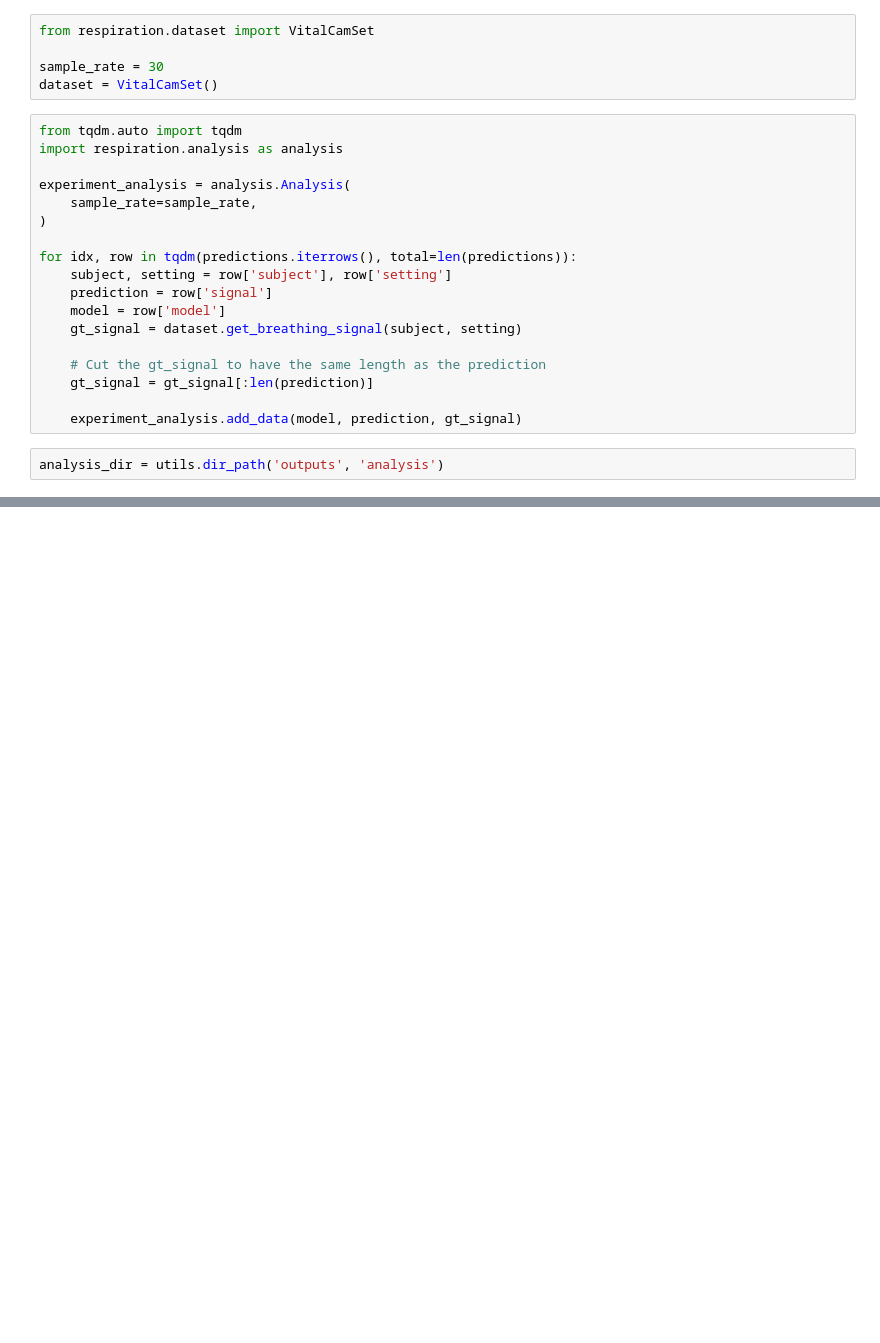
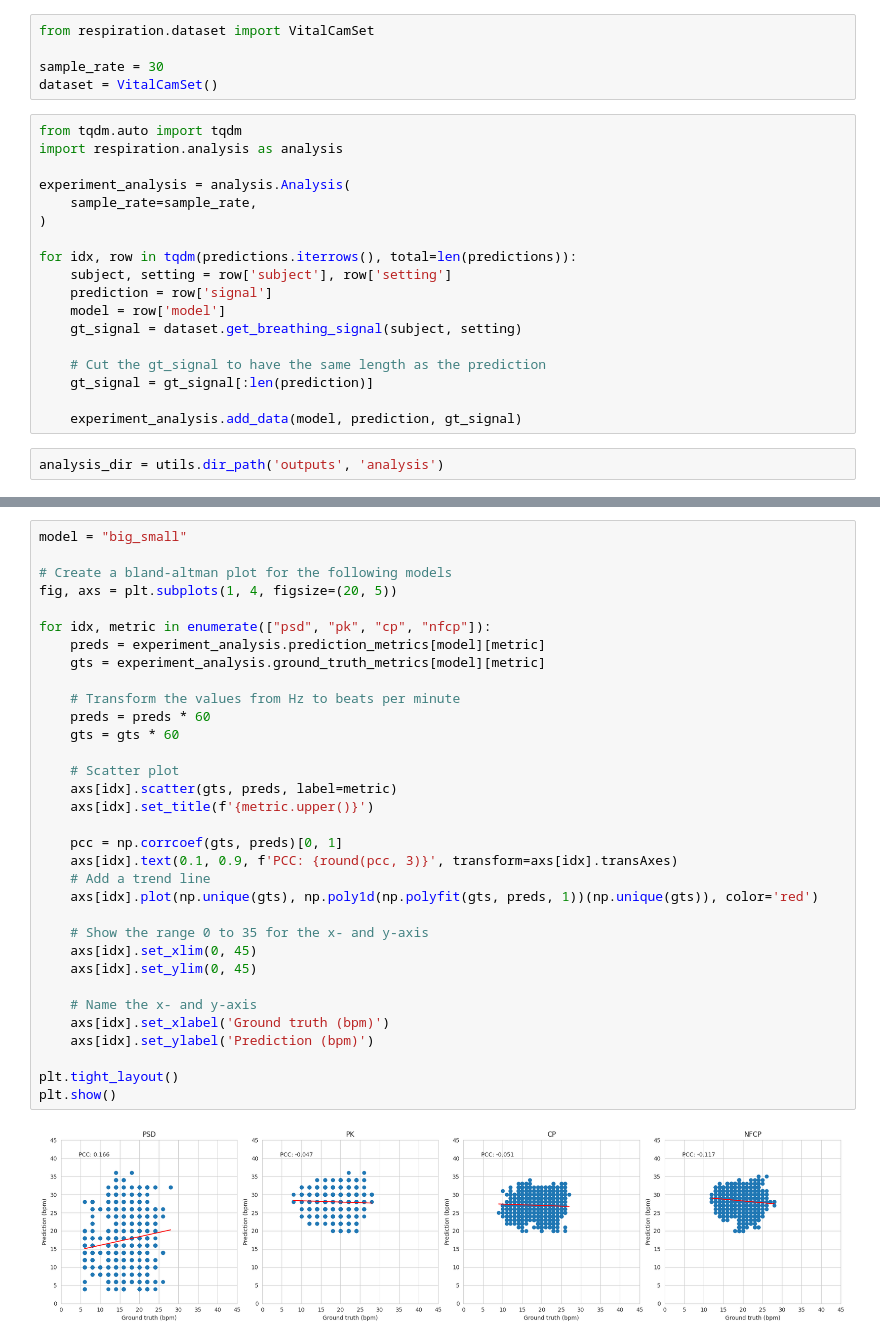
Before and after one commit to pzierahn/respiration, a Jupyter notebook: notebooks/03-Analysis/evaluation.ipynb, the cells around one changed output, grey strips where cells are left out. Cells and saved outputs as stored; diff of their text form; blank space fills up the shorter version.

```diff
--- a/notebooks/03-Analysis/evaluation.ipynb
+++ b/notebooks/03-Analysis/evaluation.ipynb
@@ -264,0 +334,35 @@ distances_df
+# %%
+model = "big_small"
+
+# Create a bland-altman plot for the following models
+fig, axs = plt.subplots(1, 4, figsize=(20, 5))
+
+for idx, metric in enumerate(["psd", "pk", "cp", "nfcp"]):
+    preds = experiment_analysis.prediction_metrics[model][metric]
+    gts = experiment_analysis.ground_truth_metrics[model][metric]
+
+    # Transform the values from Hz to beats per minute
+    preds = preds * 60
+    gts = gts * 60
+
+    # Scatter plot
+    axs[idx].scatter(gts, preds, label=metric)
+    axs[idx].set_title(f'{metric.upper()}')
+
+    pcc = np.corrcoef(gts, preds)[0, 1]
+    axs[idx].text(0.1, 0.9, f'PCC: {round(pcc, 3)}', transform=axs[idx].transAxes)
+    # Add a trend line
+    axs[idx].plot(np.unique(gts), np.poly1d(np.polyfit(gts, preds, 1))(np.unique(gts)), color='red')
+
+    # Show the range 0 to 35 for the x- and y-axis
+    axs[idx].set_xlim(0, 45)
+    axs[idx].set_ylim(0, 45)
+
+    # Name the x- and y-axis
+    axs[idx].set_xlabel('Ground truth (bpm)')
+    axs[idx].set_ylabel('Prediction (bpm)')
+
+plt.tight_layout()
+plt.show()
+# %% [output]
+[figure, added]
```
Also changed, not shown: parts of 7 cells of this notebook.
